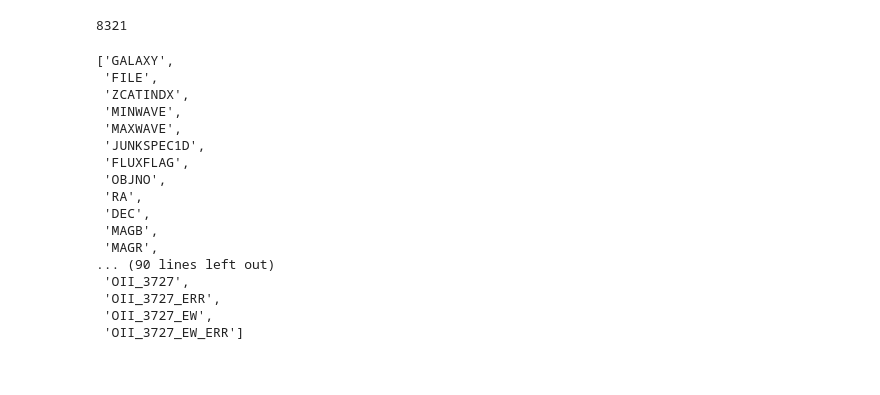
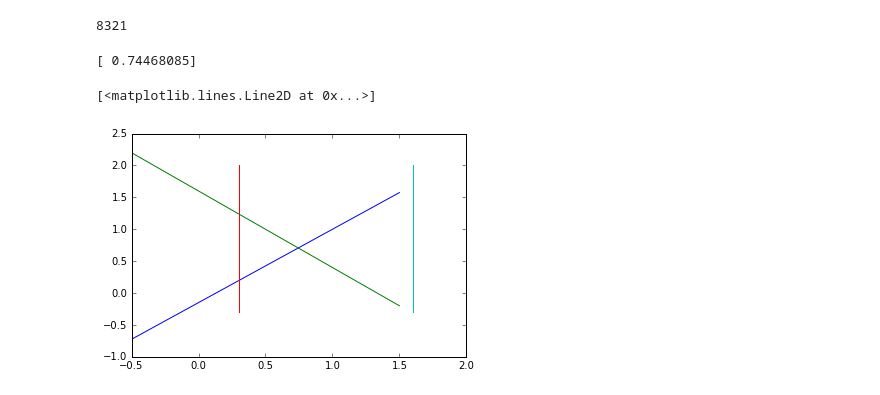
Before and after one commit to kaylanb/thesis_code, a Jupyter notebook: decals_sim/MoG.ipynb, the cells around one changed output. Drawn from its saved outputs; the diff is of its cells as text; code cells hidden in the pictures.

```diff
--- a/decals_sim/MoG.ipynb
+++ b/decals_sim/MoG.ipynb
@@ -251,23 +251,44 @@ deep1= fits.load('deep2egs-oii.fits.gz')
 len(deep1)
 # %% [output]
 8321
-# %%
-deep1.colnames
-# %% [output]
-['GALAXY',
- 'FILE',
- 'ZCATINDX',
- 'MINWAVE',
- 'MAXWAVE',
- 'JUNKSPEC1D',
- 'FLUXFLAG',
- 'OBJNO',
- 'RA',
- 'DEC',
- 'MAGB',
- 'MAGR',
-... (90 lines left out)
- 'OII_3727',
- 'OII_3727_ERR',
- 'OII_3727_EW',
- 'OII_3727_EW_ERR']
+# %%
+def fx(x,name,bnds):
+    if name == 'y1': return 1.15*x-0.15
+    elif name == 'y2': return -1.2*x+1.6
+    else: raise ValueError
+
+def fx_diff(x,name,bnds):
+    if name == 'y1-y2': return fx(x,'y1',bnds)-fx(x,'y2',bnds)
+    else: raise ValueError
+
+#     if name == 'y2-y1':
+#         return -1+2.*x
+#     else: raise ValueError
+#     grrange = (-0.3,2.0)
+#     rzrange = (-0.5,2.1)
+# #     x=np.linspace(rzrange[0],rzrange[1],num=100)
+#     y=np.linspace(grrange[0],grrange[1],num=len(x))
+#     x1,y1= x,1.15*x-0.15
+#     x2,y2= [0.3]*len(x),y
+#     return y2-y1
+from scipy.optimize import brentq, newton
+from scipy.optimize import minimize, rosen, rosen_der
+# x0 = [0]
+# res = minimize(fx, x0, method='Nelder-Mead',bounds=tuple((-1,2))) #, tol=1e-6)
+# if not res.success: print "minimization failed: %s" % res.message
+# print newton(fx,-1,args=('y2-y1',))
+# %%
+print newton(fx_diff,np.array([1.]),args=('y1-y2',[-0.3,2.0]))
+# %% [output]
+[ 0.74468085]
+# %%
+x=np.arange(-0.5,2.1)
+plt.plot(x,fx(x,'y1',[-0.3,2.0]))
+plt.plot(x,fx(x,'y3',[-0.3,2.0]))
+x=[0.3]*2
+plt.plot(x,fx(x,'y2',[-0.3,2.0]))
+x=[01.6]*2
+plt.plot(x,fx(x,'y4',[-0.3,2.0]))
+# %% [output]
+[<matplotlib.lines.Line2D at 0x...>]
+[figure, added]
```
Also changed, not shown: parts of 1 cell of this notebook, 1 other file.
